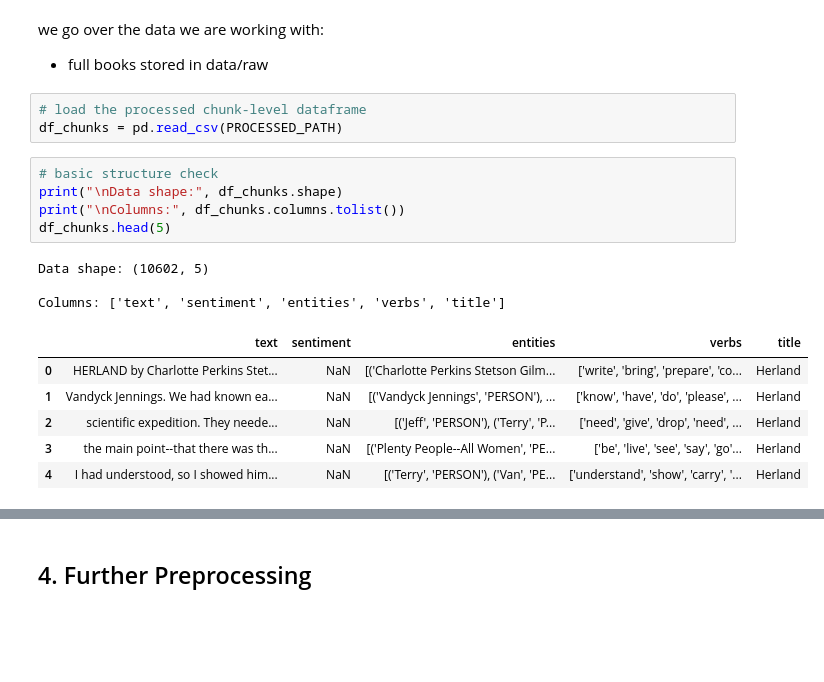
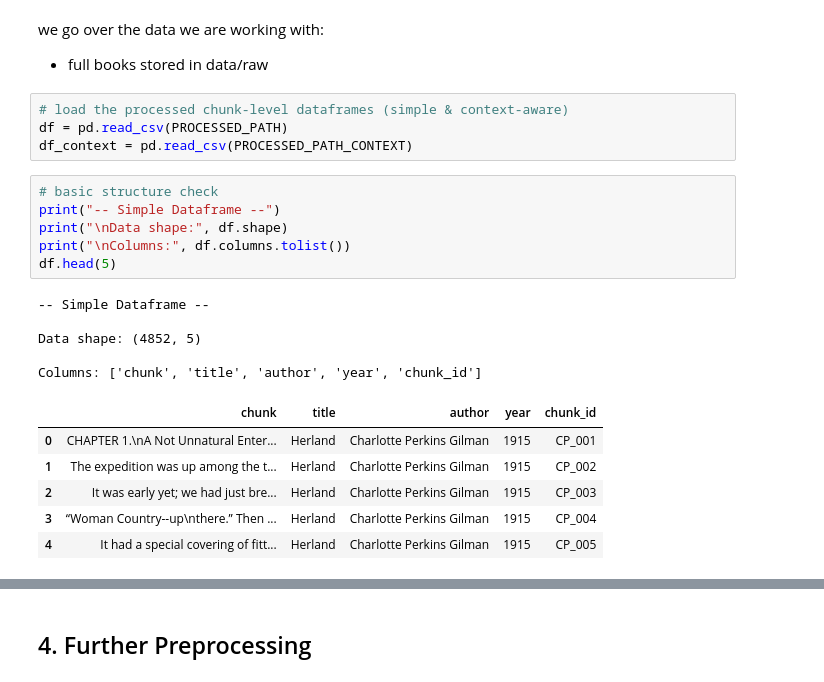
Before and after one commit to emmacristinamora/feminist_nlp, a Jupyter notebook: notebooks/chat_made/3_theme_emotion_emma.ipynb, the cells around one changed output, grey strips where cells are left out. Saved outputs shown, nothing was run; the diff lists cells and outputs as text; blank space fills up the shorter version.

```diff
--- a/notebooks/chat_made/3_theme_emotion_emma.ipynb
+++ b/notebooks/chat_made/3_theme_emotion_emma.ipynb
@@ -34,20 +42,24 @@ Processed Data Loaded From: /Users/emmamora/Documents/GitHub/feminist_nlp/data/p
 we go over the data we are working with:
 - full books stored in data/raw
 # %%
-# load the processed chunk-level dataframe
-df_chunks = pd.read_csv(PROCESSED_PATH)
+# load the processed chunk-level dataframes (simple & context-aware)
+df = pd.read_csv(PROCESSED_PATH)
+df_context = pd.read_csv(PROCESSED_PATH_CONTEXT)
 # %%
 # basic structure check
-print("\nData shape:", df_chunks.shape)
-print("\nColumns:", df_chunks.columns.tolist())
-df_chunks.head(5)
+print("-- Simple Dataframe --")
+print("\nData shape:", df.shape)
+print("\nColumns:", df.columns.tolist())
+df.head(5)
 # %% [output]
-Data shape: (10602, 5)
+-- Simple Dataframe --
 
-Columns: ['text', 'sentiment', 'entities', 'verbs', 'title']
+Data shape: (4852, 5)
+
+Columns: ['chunk', 'title', 'author', 'year', 'chunk_id']
-|  | text | sentiment | entities | verbs | title |
-| 0 | HERLAND by Charlotte Perkins Stet... | NaN | [('Charlotte Perkins Stetson Gilm... | ['write', 'bring', 'prepare', 'co... | Herland |
-| 1 | Vandyck Jennings. We had known ea... | NaN | [('Vandyck Jennings', 'PERSON'), ... | ['know', 'have', 'do', 'please', ... | Herland |
-| 2 | scientific expedition. They neede... | NaN | [('Jeff', 'PERSON'), ('Terry', 'P... | ['need', 'give', 'drop', 'need', ... | Herland |
-| 3 | the main point--that there was th... | NaN | [('Plenty People--All Women', 'PE... | ['be', 'live', 'see', 'say', 'go'... | Herland |
-| 4 | I had understood, so I showed him... | NaN | [('Terry', 'PERSON'), ('Van', 'PE... | ['understand', 'show', 'carry', '... | Herland |
+|  | chunk | title | author | year | chunk_id |
+| 0 | CHAPTER 1.\nA Not Unnatural Enter... | Herland | Charlotte Perkins Gilman | 1915 | CP_001 |
+| 1 | The expedition was up among the t... | Herland | Charlotte Perkins Gilman | 1915 | CP_002 |
+| 2 | It was early yet; we had just bre... | Herland | Charlotte Perkins Gilman | 1915 | CP_003 |
+| 3 | “Woman Country--up\nthere.” Then ... | Herland | Charlotte Perkins Gilman | 1915 | CP_004 |
+| 4 | It had a special covering of fitt... | Herland | Charlotte Perkins Gilman | 1915 | CP_005 |
```
Also changed, not shown: parts of 135 cells of this notebook.
